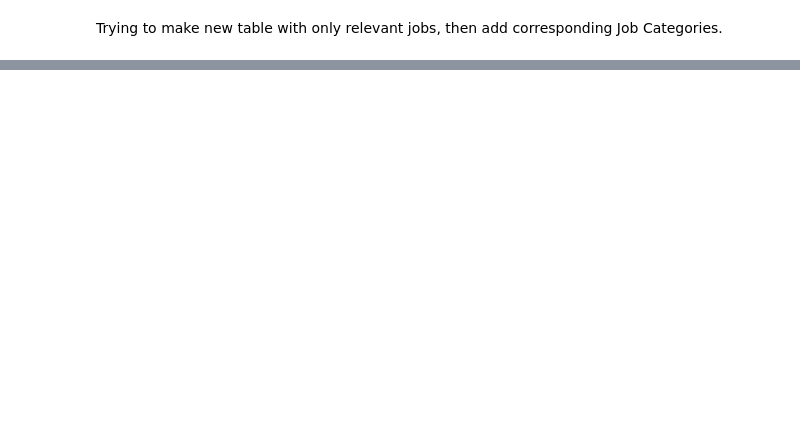
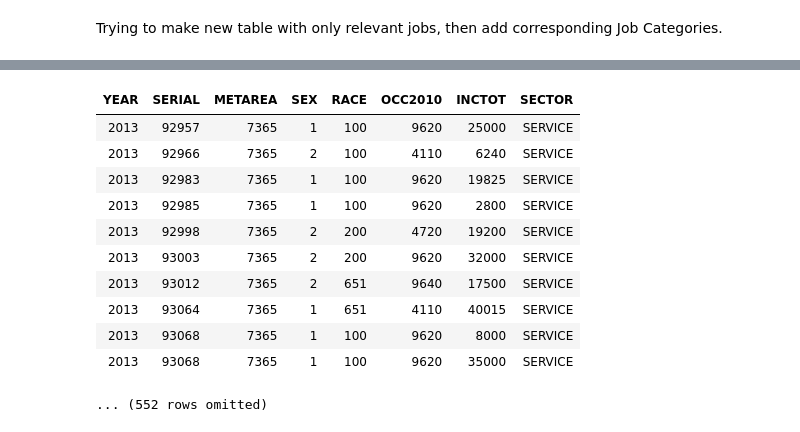
Before and after one commit to ds-modules/GWS-131, a Jupyter notebook: bay_area.ipynb, the cells around one changed output, grey strips where cells are left out. Saved outputs shown, nothing was run; the diff lists cells and outputs as text; code cells hidden in the pictures; blank space fills up the shorter version.

```diff
--- a/bay_area.ipynb
+++ b/bay_area.ipynb
@@ -87,0 +230,16 @@ with_sector
+# %%
+service_jobs=with_sector.where("SECTOR", are.equal_to("SERVICE"))
+service_jobs
+# %% [output]
+| YEAR | SERIAL | METAREA | SEX | RACE | OCC2010 | INCTOT | SECTOR |
+| 2013 | 92957 | 7365 | 1 | 100 | 9620 | 25000 | SERVICE |
+| 2013 | 92966 | 7365 | 2 | 100 | 4110 | 6240 | SERVICE |
+| 2013 | 92983 | 7365 | 1 | 100 | 9620 | 19825 | SERVICE |
+| 2013 | 92985 | 7365 | 1 | 100 | 9620 | 2800 | SERVICE |
+| 2013 | 92998 | 7365 | 2 | 200 | 4720 | 19200 | SERVICE |
+| 2013 | 93003 | 7365 | 2 | 200 | 9620 | 32000 | SERVICE |
+| 2013 | 93012 | 7365 | 2 | 651 | 9640 | 17500 | SERVICE |
+| 2013 | 93064 | 7365 | 1 | 651 | 4110 | 40015 | SERVICE |
+| 2013 | 93068 | 7365 | 1 | 100 | 9620 | 8000 | SERVICE |
+| 2013 | 93068 | 7365 | 1 | 100 | 9620 | 35000 | SERVICE |
+... (552 rows omitted)
```
Also changed, not shown: parts of 14 cells of this notebook, 1 other file.
